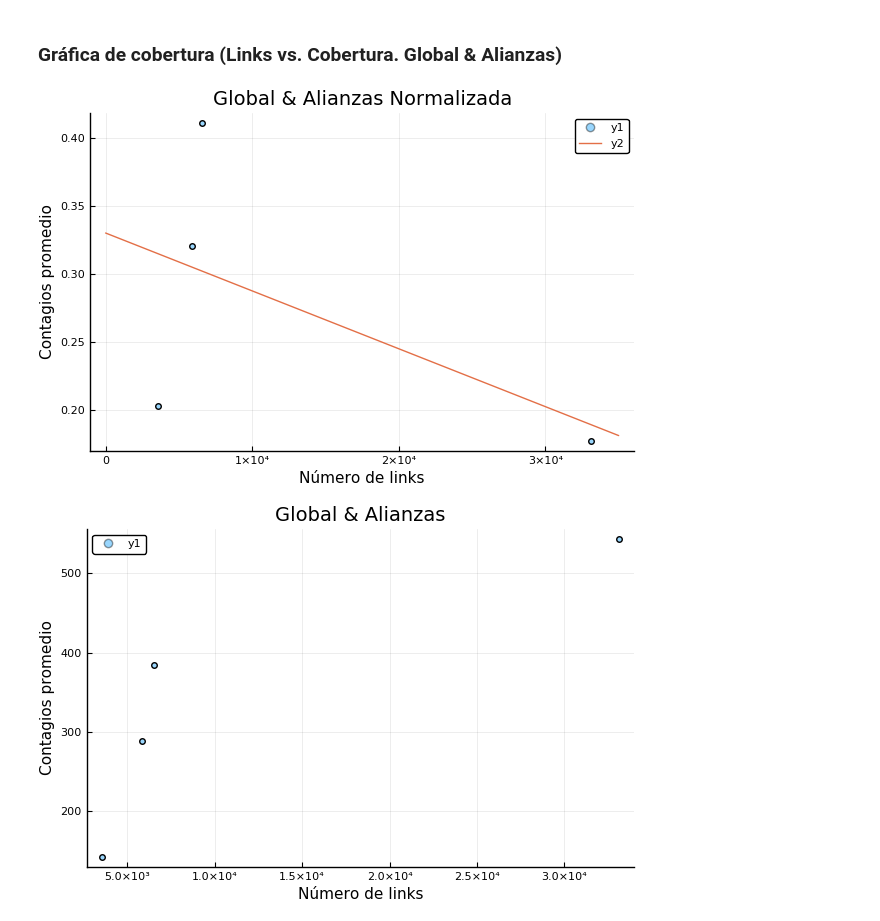
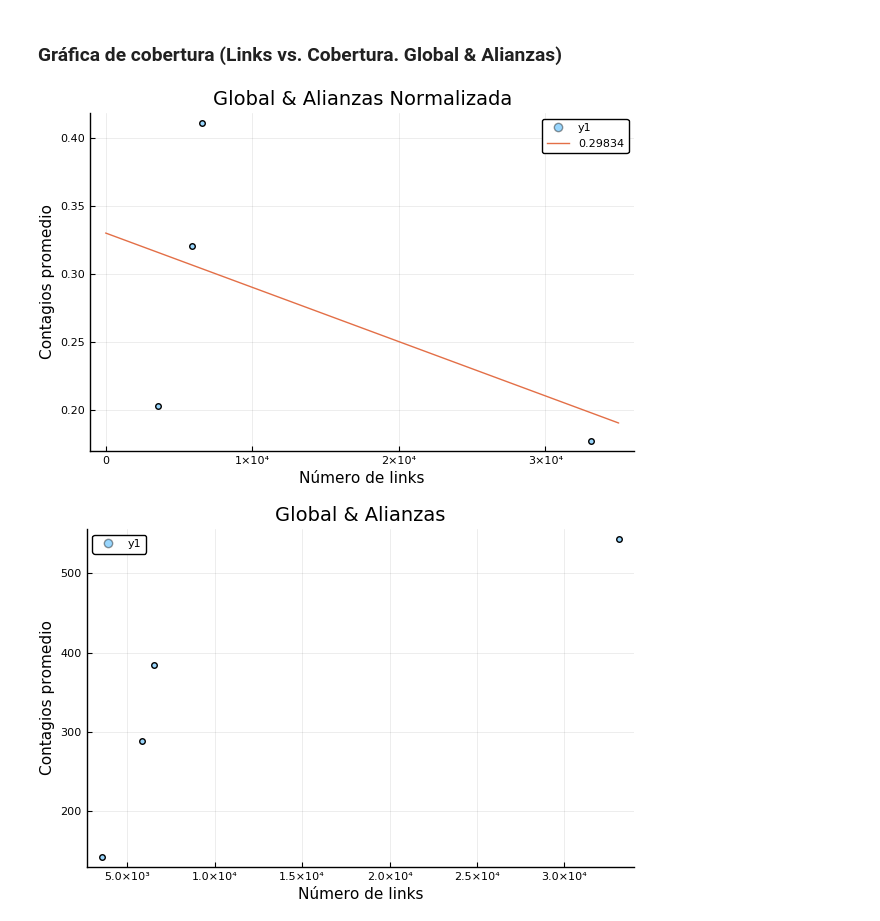
Before and after one commit to Yuriyama/Proyecto_aerolineas, a Jupyter notebook: Code/Analysis.ipynb, the cells around one changed output. Cells and saved outputs as stored; diff of their text form; code cells hidden in the pictures.

```diff
--- a/Code/Analysis.ipynb
+++ b/Code/Analysis.ipynb
@@ -613,3 +661,5 @@ Coefficients:
                 Estimate  Std.Error   t value Pr(>|t|)
 (Intercept)     0.330314  0.0796054    4.1494   0.0535
 x1           -4.26421e-6 4.62412e-6 -0.922168   0.4538
+# %%
+coef_r = round.(coef(reg_l_ga), digits=6)
@@ -620,26 +674,29 @@ r_2 = round.(r2(reg_l_ga), digits=5)
 # %% [markdown]
 ### Gráfica de cobertura (Links vs. Cobertura. Global & Alianzas)
 # %%
+# Enlaces vs. Cobertura Normalizada. Global & Alianzas
+
 
 w = tabla_info_net[:, 3] #Nodos
 c = tabla_info_net[:, 9] #Coberturas
 
 x = [w[2], w[3], w[4], w[5]]
 y = [c[2], c[3], c[4], c[5]]
 
-equation(x) = -4.26421e-6*x + 0.330314 #Cambiar
+equation(x) = coef_r[2]*x + coef_r[1] #Cambiar
 
 scatter(x, y,
     #color = "#0f87bf",
     title = "Global & Alianzas Normalizada",
     xlabel = "Número de links",
     ylabel = "Contagios promedio",
     legend = true,
     #size = (500,500),
     #aspect_ratio= 1,
     alpha = 0.4)
 plot!(equation, 1:35000,
-    legend = true)
+    legend = true,
+    label = "$r_2")
 # %% [output]
-[figure, old version]
+[figure, new version]
 # %%
```
Also changed, not shown: parts of 128 cells of this notebook, 2 other files.
